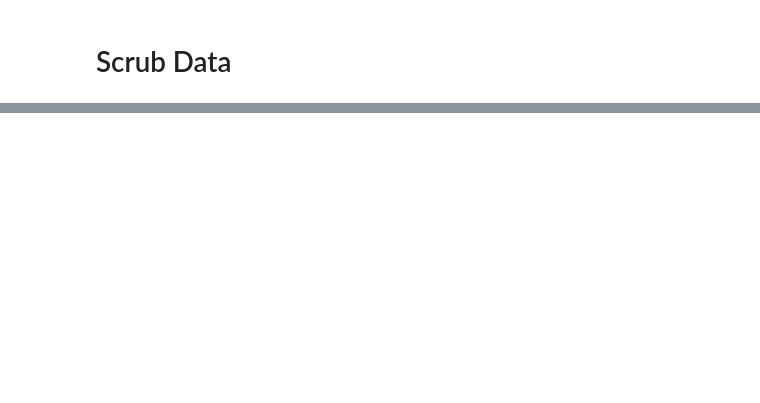
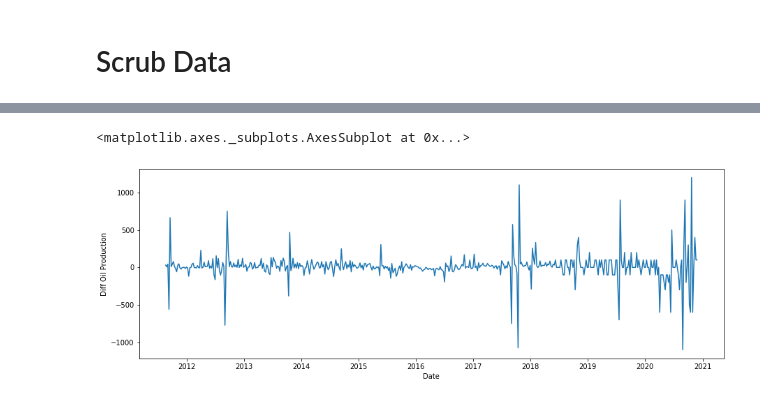
Before and after one commit to blantj/us_oil_production_time_series, a Jupyter notebook: Modeling.ipynb, the cells around one changed output, grey strips where cells are left out. Cells and saved outputs as stored; diff of their text form; code cells hidden in the pictures; blank space fills up the shorter version.

```diff
--- a/Modeling.ipynb
+++ b/Modeling.ipynb
@@ -62,0 +98,3 @@ memory usage: 15.2 KB
+# %%
+df['Diff Oil Production'] = df['Oil Production'].diff(1)
+df.head()
@@ -62,0 +108,6 @@ memory usage: 15.2 KB
+# %%
+fig, ax = plt.subplots(figsize=(15,5))
+sns.lineplot(x='Date', y='Diff Oil Production', data=df.iloc[1:], ax=ax)
+# %% [output]
+<matplotlib.axes._subplots.AxesSubplot at 0x...>
+[figure, added]
```
Also changed, not shown: parts of 34 cells of this notebook, 3 other files.
